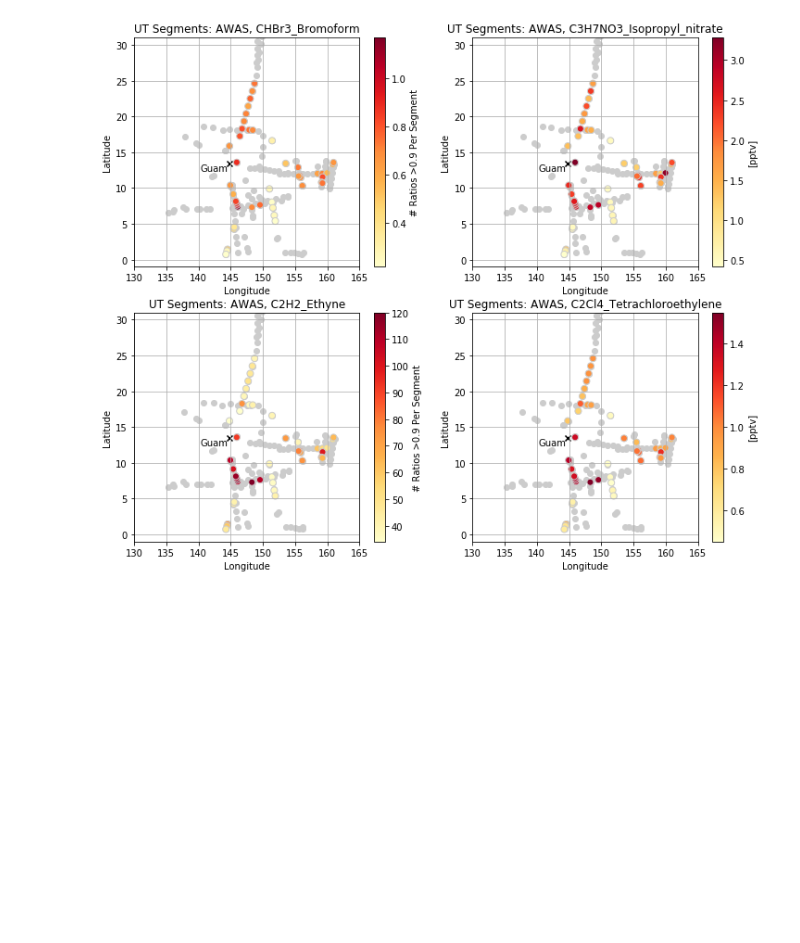
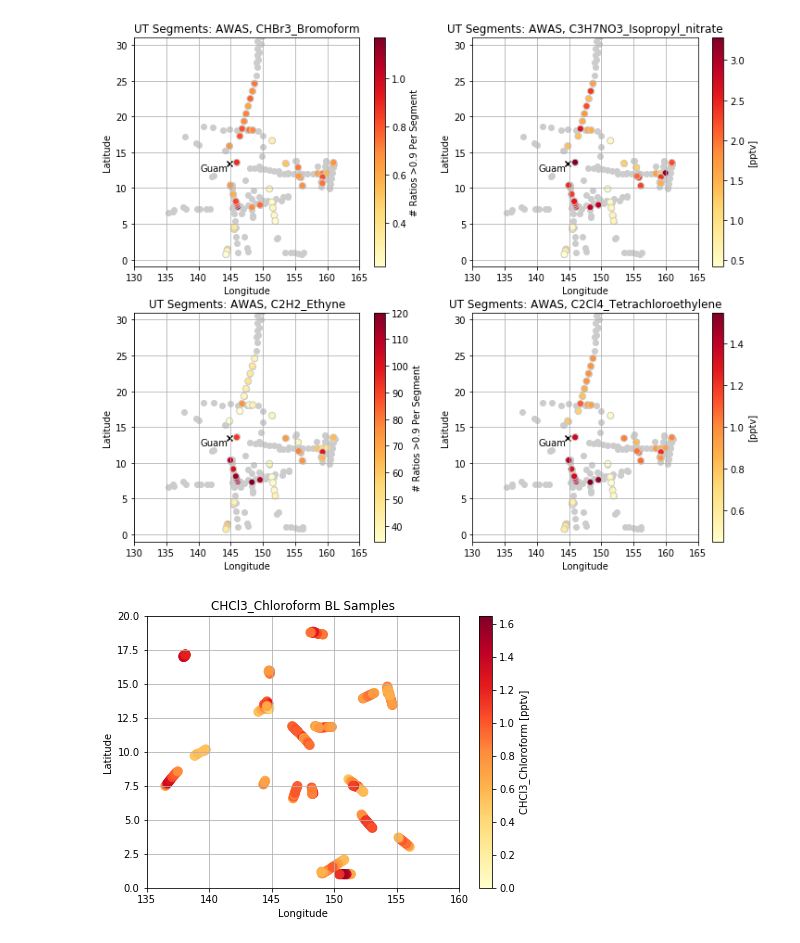
Before and after one commit to schelpon/TTS_2020_HD, a Jupyter notebook: examine_ratios/examine_ratios_gt1_ut_segments_map.ipynb, the cells around one changed output. Saved outputs shown, nothing was run; the diff lists cells and outputs as text; code cells hidden in the pictures; blank space fills up the shorter version.

```diff
--- a/examine_ratios/examine_ratios_gt1_ut_segments_map.ipynb
+++ b/examine_ratios/examine_ratios_gt1_ut_segments_map.ipynb
@@ -451,0 +450,24 @@ fig.savefig('/Volumes/scdrive2/TTS_2020/examine_ratios/supp_figures/map_plot_2.p
+# %%
+###########################################################################################
+fig, ax = plt.subplots(figsize=(7, 5))
+
+toga_bl = toga_df[toga_df['GGALT'] < 2000]
+awas_bl = awas_df[awas_df['GGALT'] < 2000]
+
+# plot BL
+sc = ax.scatter(toga_bl['GGLON'], toga_bl['GGLAT'], c = toga_bl['Bromoform'],
+        cmap = 'YlOrRd', s = 80, vmin = 0, vmax = 1.65)
+sc = ax.scatter(awas_bl['GGLON'], awas_bl['GGLAT'], c = awas_bl['CHBr3_Bromoform'],
+        cmap = 'YlOrRd', s = 80, vmin = 0, vmax = 1.65)
+cb = plt.colorbar(sc, ax = ax)
+cb.set_label(tt + ' [pptv]')
+ax.set_xlim([135, 160])
+ax.set_ylim([0, 20])
+ax.set_title(tt + ' BL Samples')
+ax.set_xlabel('Longitude')
+ax.set_ylabel('Latitude')
+ax.grid(which = 'major')
+
+#fig.savefig('/Users/schelpon/Desktop/Bromoform2.png')
+# %% [output]
+[figure, added]
```
Also changed, not shown: parts of 15 cells of this notebook, 1 other file.
